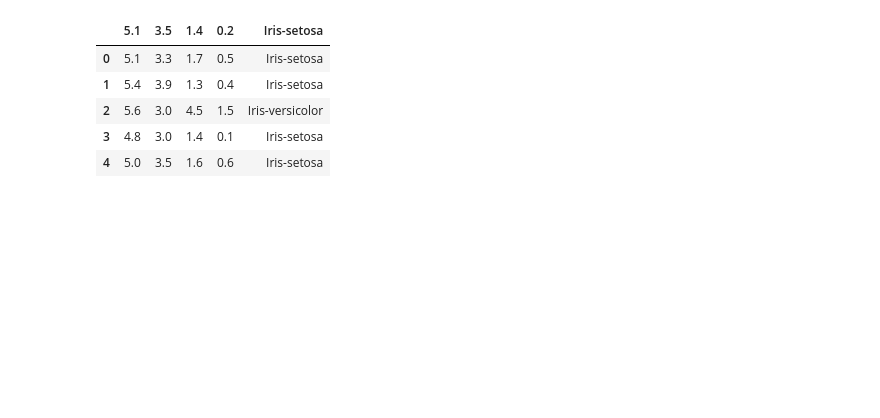
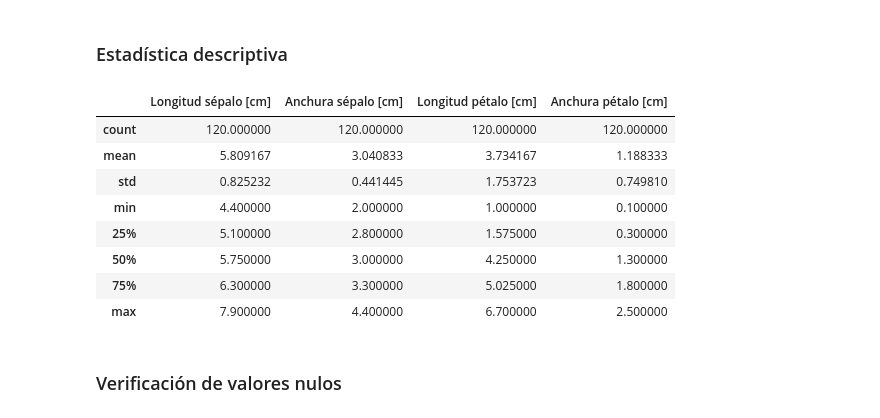
Before and after one commit to crisrey211/kopuru-iris-aprendizaje-superviasdo, a Jupyter notebook: iris.ipynb, the cells around one changed output. Drawn from its saved outputs; the diff is of its cells as text; code cells hidden in the pictures; blank space fills up the shorter version.

```diff
--- a/iris.ipynb
+++ b/iris.ipynb
@@ -1,3 +12,4 @@
 # %%
-import pandas as pd
-columnas = ['Longitud del sépalo (en cm)','Anchura del sépalo (en cm)','Longitud del pétalo (en cm)','Anchura del pétalo (en cm)']
+columnas = ['Longitud sépalo [cm]','Anchura sépalo [cm]','Longitud pétalo [cm]','Anchura pétalo [cm]','tipo']
+df = pd.read_csv("./iris_train.csv", header=None, names=columnas)
+df.head(5)
@@ -4,10 +23,16 @@ columnas = ['Longitud del sépalo (en cm)','Anchura del sépalo (en cm)','Longit
-# %%
-df = pd.read_csv("./iris_train.csv", header=None, names=columnas)
-df.head(5)
-# %% [output]
-|  | 5.1 | 3.5 | 1.4 | 0.2 | Iris-setosa |
-| 0 | 5.1 | 3.3 | 1.7 | 0.5 | Iris-setosa |
-| 1 | 5.4 | 3.9 | 1.3 | 0.4 | Iris-setosa |
-| 2 | 5.6 | 3.0 | 4.5 | 1.5 | Iris-versicolor |
-| 3 | 4.8 | 3.0 | 1.4 | 0.1 | Iris-setosa |
-| 4 | 5.0 | 3.5 | 1.6 | 0.6 | Iris-setosa |
+# %% [markdown]
+### Estadística descriptiva
+# %%
+df.describe()
+# %% [output]
+|  | Longitud sépalo [cm] | Anchura sépalo [cm] | Longitud pétalo [cm] | Anchura pétalo [cm] |
+| count | 120.000000 | 120.000000 | 120.000000 | 120.000000 |
+| mean | 5.809167 | 3.040833 | 3.734167 | 1.188333 |
+| std | 0.825232 | 0.441445 | 1.753723 | 0.749810 |
+| min | 4.400000 | 2.000000 | 1.000000 | 0.100000 |
+| 25% | 5.100000 | 2.800000 | 1.575000 | 0.300000 |
+| 50% | 5.750000 | 3.000000 | 4.250000 | 1.300000 |
+| 75% | 6.300000 | 3.300000 | 5.025000 | 1.800000 |
+| max | 7.900000 | 4.400000 | 6.700000 | 2.500000 |
+# %% [markdown]
+### Verificación de valores nulos
```
Also changed, not shown: parts of 30 cells of this notebook.
